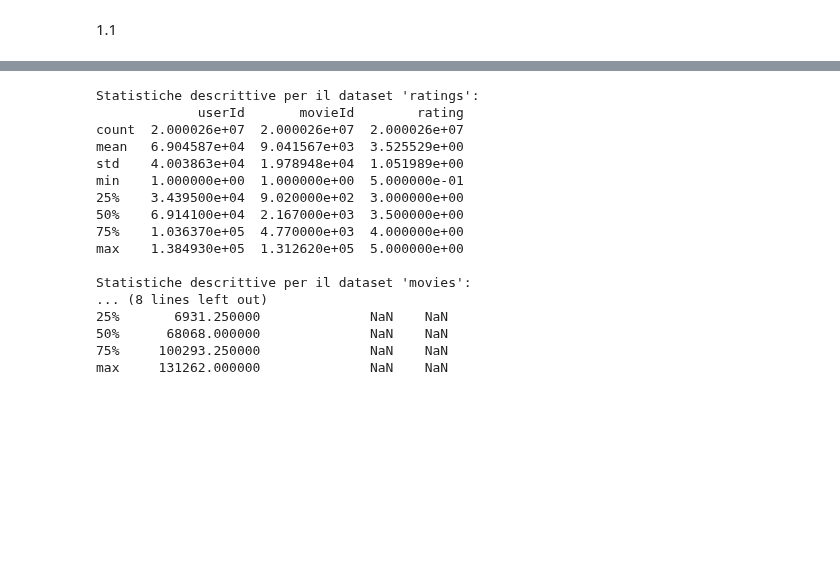
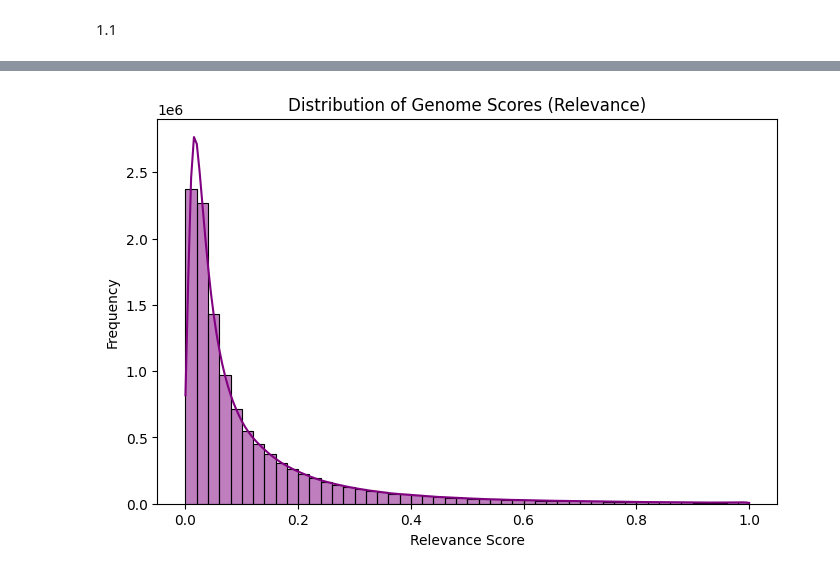
Before and after one commit to emanueleiacca/ADM-HW4, a Jupyter notebook: DataPreparation.ipynb, the cells around one changed output, grey strips where cells are left out. Cells and saved outputs as stored; diff of their text form; code cells hidden in the pictures; blank space fills up the shorter version.

```diff
--- a/DataPreparation.ipynb
+++ b/DataPreparation.ipynb
@@ -289,27 +514,15 @@ from sklearn.decomposition import TruncatedSVD
 
 movies_df_pd['genres'] = movies_df_pd['genres'].str.replace('|', ' ')
 tfidf = TfidfVectorizer(stop_words='english')
-# %%
-print("\nStatistiche descrittive per il dataset 'ratings':")
-print(ratings_df_pd.describe())
-
-print("\nStatistiche descrittive per il dataset 'movies':")
-print(movies_df_pd.describe(include='all'))  # Include anche le colonne non numeriche
-# %% [output]
-Statistiche descrittive per il dataset 'ratings':
-             userId       movieId        rating
-count  2.000026e+07  2.000026e+07  2.000026e+07
-mean   6.904587e+04  9.041567e+03  3.525529e+00
-std    4.003863e+04  1.978948e+04  1.051989e+00
-min    1.000000e+00  1.000000e+00  5.000000e-01
-25%    3.439500e+04  9.020000e+02  3.000000e+00
-50%    6.914100e+04  2.167000e+03  3.500000e+00
-75%    1.036370e+05  4.770000e+03  4.000000e+00
-max    1.384930e+05  1.312620e+05  5.000000e+00
-
-Statistiche descrittive per il dataset 'movies':
-... (8 lines left out)
-25%       6931.250000              NaN    NaN
-50%      68068.000000              NaN    NaN
-75%     100293.250000              NaN    NaN
-max     131262.000000              NaN    NaN
+# %%
+import matplotlib.pyplot as plt
+import seaborn as sns
+plt.figure(figsize=(8, 5))
+# Convert the cudf Series to a pandas Series before plotting
+sns.histplot(genome_scores_df['relevance'].to_pandas(), bins=50, kde=True, color='purple')
+plt.title('Distribution of Genome Scores (Relevance)')
+plt.xlabel('Relevance Score')
+plt.ylabel('Frequency')
+plt.show()
+# %% [output]
+[figure, added]
```
Also changed, not shown: parts of 40 cells of this notebook.
